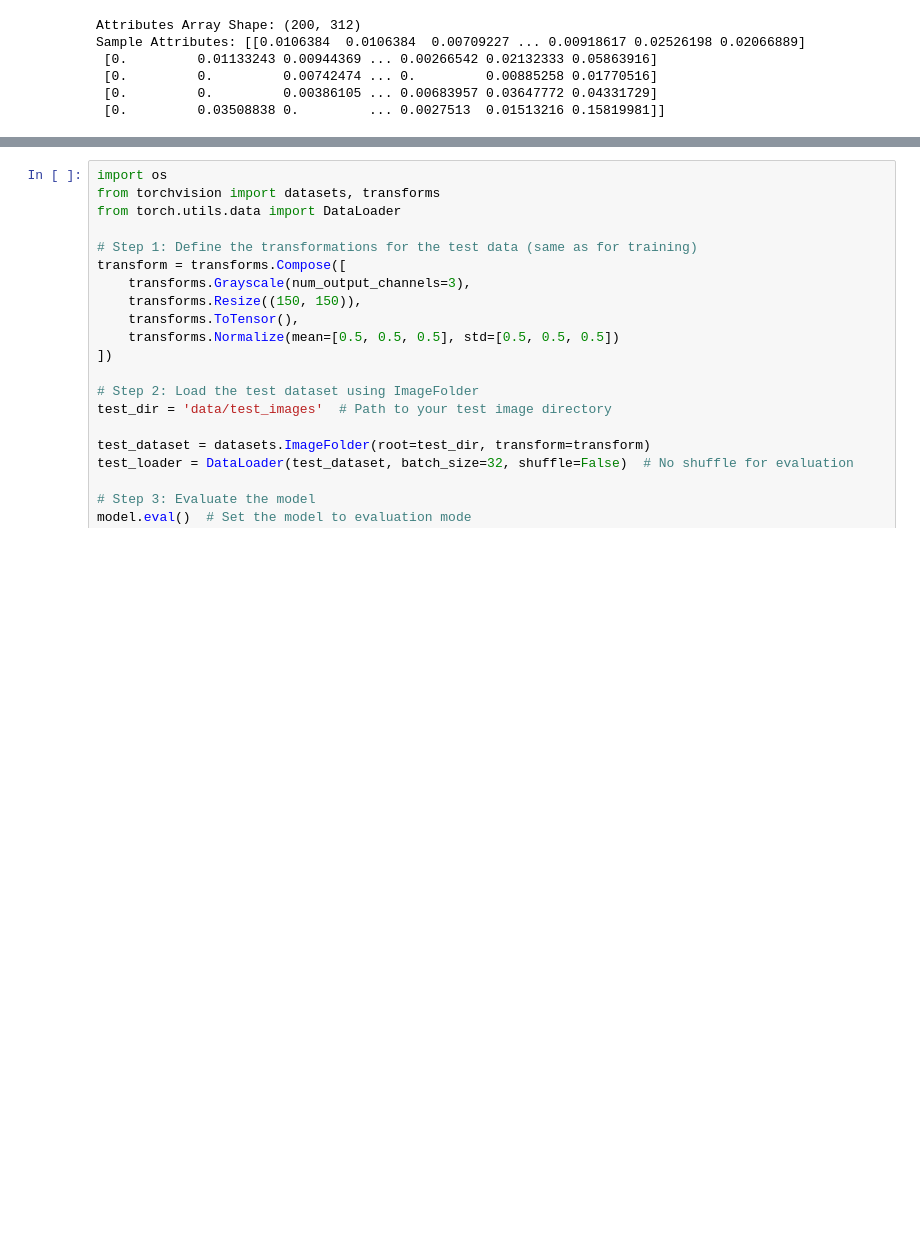
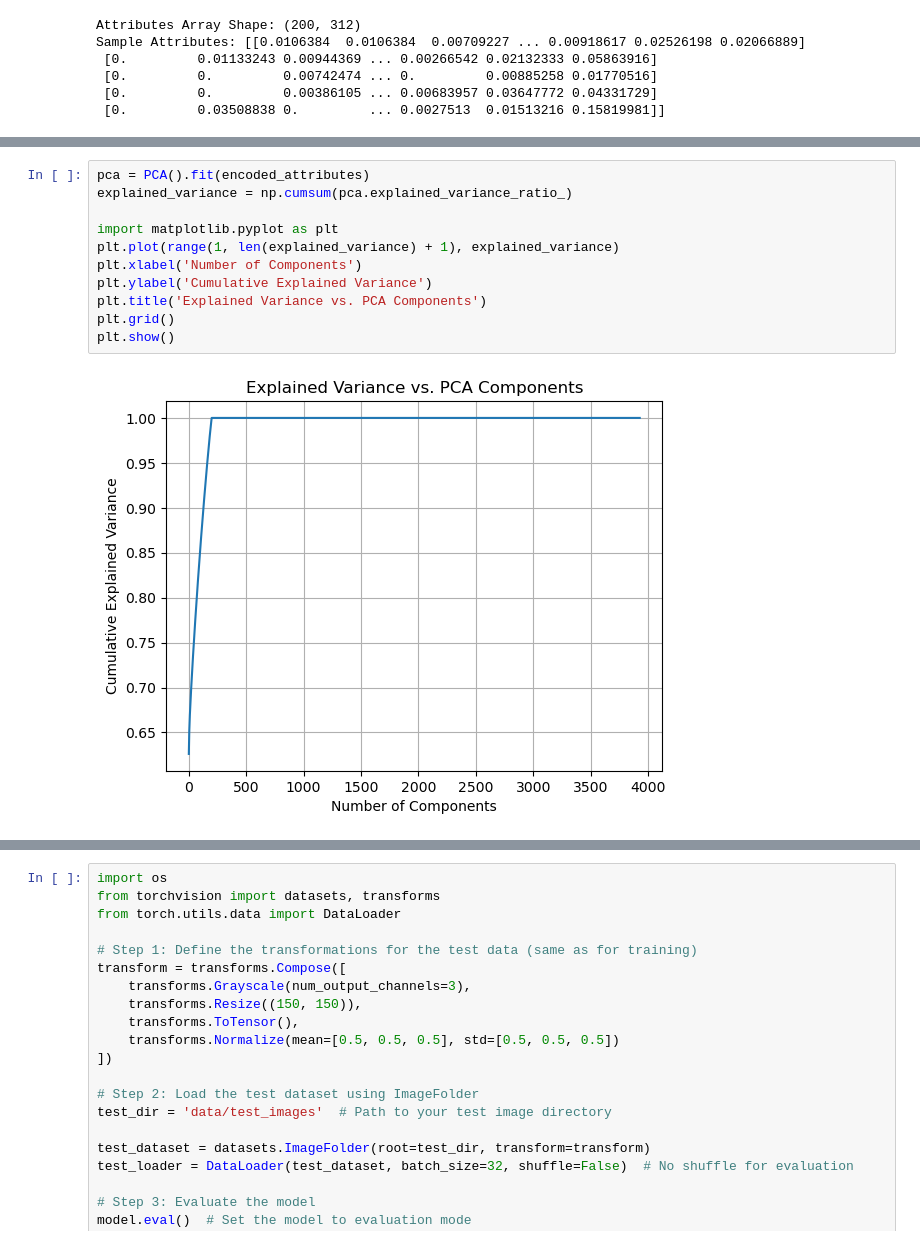
Before and after one commit to christinaperdue/AML2024-Feather-in-Focus, a Jupyter notebook: christinatries.ipynb, the cells around one changed output, grey strips where cells are left out. Drawn from its saved outputs; the diff is of its cells as text; blank space fills up the shorter version.

```diff
--- a/christinatries.ipynb
+++ b/christinatries.ipynb
@@ -176,2 +169,15 @@ Reduced Attributes Shape: (3926, 128)
+# %%
+pca = PCA().fit(encoded_attributes)
+explained_variance = np.cumsum(pca.explained_variance_ratio_)
+
+import matplotlib.pyplot as plt
+plt.plot(range(1, len(explained_variance) + 1), explained_variance)
+plt.xlabel('Number of Components')
+plt.ylabel('Cumulative Explained Variance')
+plt.title('Explained Variance vs. PCA Components')
+plt.grid()
+plt.show()
+# %% [output]
+[figure, added]
 # %%
 import torch.nn.functional as F
```
Also changed, not shown: parts of 3 cells of this notebook.
